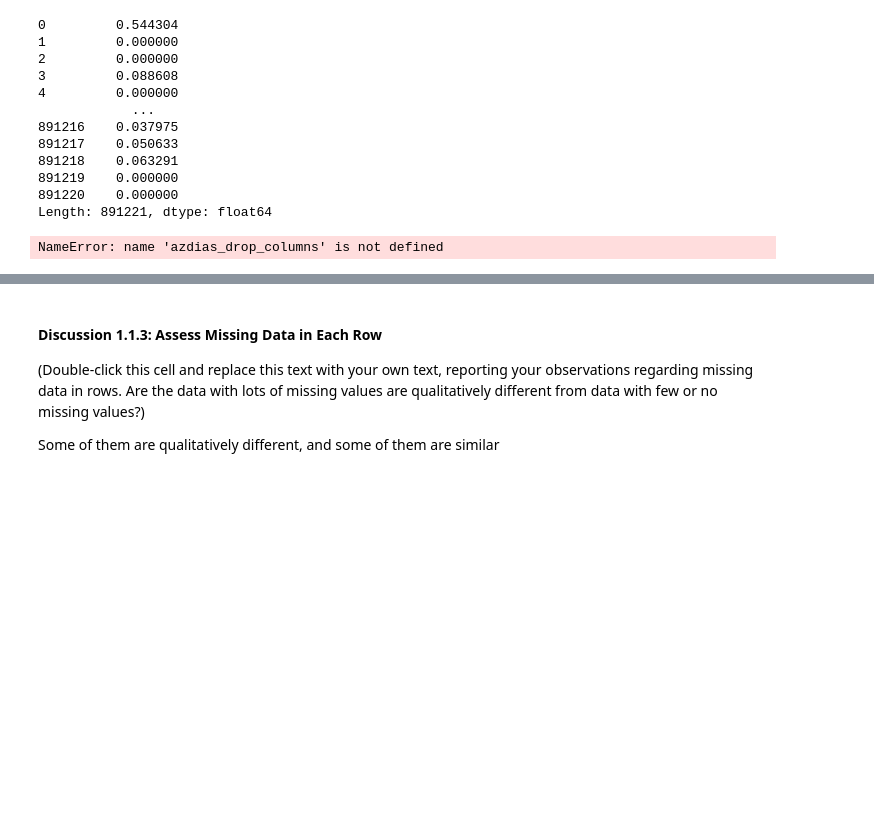
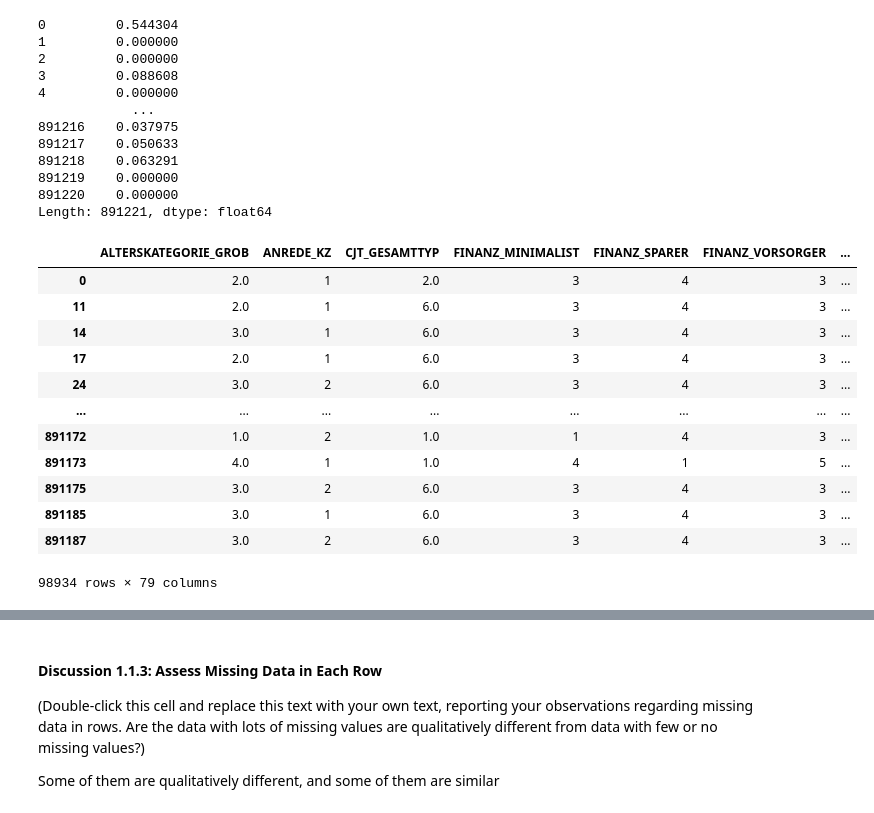
Before and after one commit to kumaeki/INTRO-TO-ML, a Jupyter notebook: my-jupytor/04-Unsupervised/6_Project_Identify_Customer_Segments/Identify_Customer_Segments.ipynb, the cells around one changed output, grey strips where cells are left out. Saved outputs shown, nothing was run; the diff lists cells and outputs as text; code cells hidden in the pictures; blank space fills up the shorter version.

```diff
--- a/my-jupytor/04-Unsupervised/6_Project_Identify_Customer_Segments/Identify_Customer_Segments.ipynb
+++ b/my-jupytor/04-Unsupervised/6_Project_Identify_Customer_Segments/Identify_Customer_Segments.ipynb
@@ -269,8 +244,20 @@ Length: 891221, dtype: float64
 subset_more_than_20_index = missing_rate_row[missing_rate_row>0.2].index.tolist()
 subset_less_than_20_index = missing_rate_row[missing_rate_row<0.2].index.tolist()
 # %%
-subset_more_than_20 = azdias_drop_columns.iloc[subset_more_than_20_index,:]
+subset_more_than_20 = azdias_drop.iloc[subset_more_than_20_index,:]
 subset_more_than_20
 # %% [output]
+|  | ALTERSKATEGORIE_GROB | ANREDE_KZ | CJT_GESAMTTYP | FINANZ_MINIMALIST | FINANZ_SPARER | FINANZ_VORSORGER | ... |
+| 0 | 2.0 | 1 | 2.0 | 3 | 4 | 3 | ... |
+| 11 | 2.0 | 1 | 6.0 | 3 | 4 | 3 | ... |
+| 14 | 3.0 | 1 | 6.0 | 3 | 4 | 3 | ... |
+| 17 | 2.0 | 1 | 6.0 | 3 | 4 | 3 | ... |
+| 24 | 3.0 | 2 | 6.0 | 3 | 4 | 3 | ... |
+| ... | ... | ... | ... | ... | ... | ... | ... |
+| 891172 | 1.0 | 2 | 1.0 | 1 | 4 | 3 | ... |
+| 891173 | 4.0 | 1 | 1.0 | 4 | 1 | 5 | ... |
+| 891175 | 3.0 | 2 | 6.0 | 3 | 4 | 3 | ... |
+| 891185 | 3.0 | 1 | 6.0 | 3 | 4 | 3 | ... |
+| 891187 | 3.0 | 2 | 6.0 | 3 | 4 | 3 | ... |
-NameError: name 'azdias_drop_columns' is not defined
+98934 rows × 79 columns
 # %%
```
Also changed, not shown: parts of 15 cells of this notebook.
